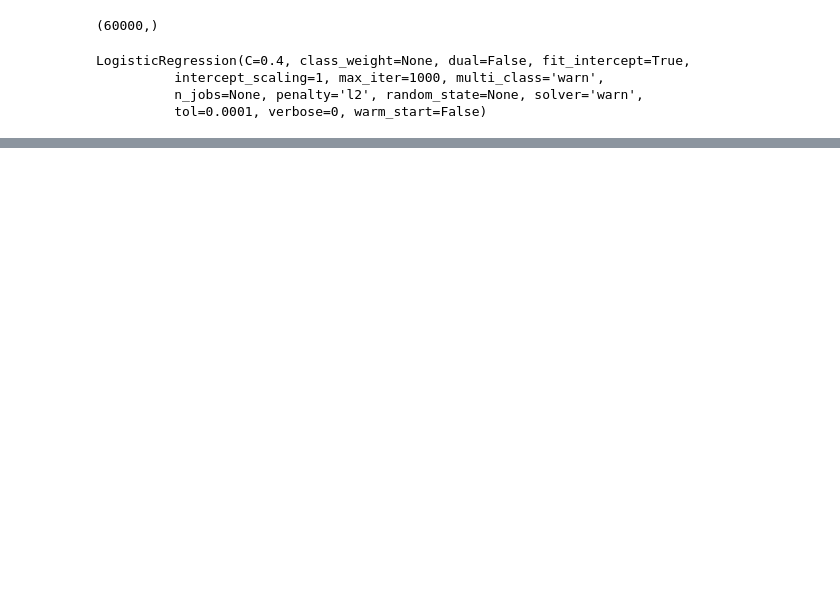
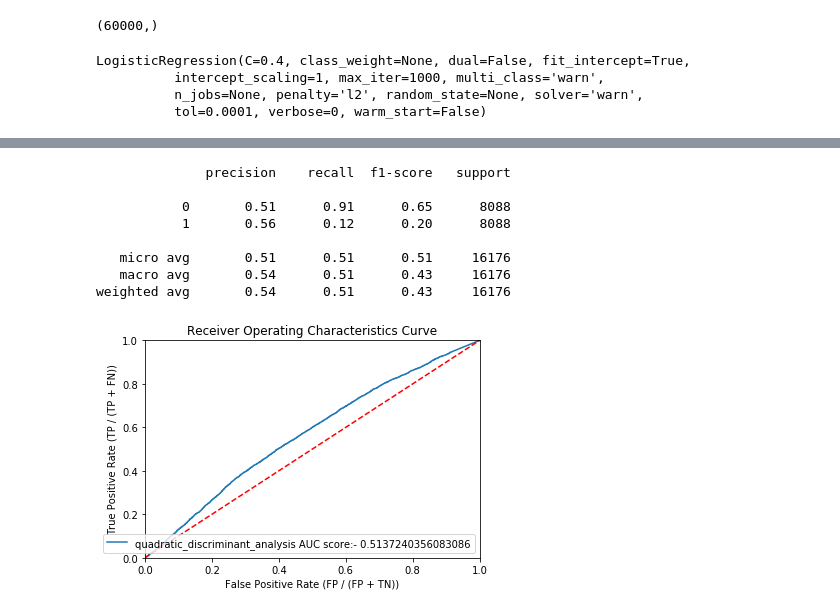
Before and after one commit to shashvat-kedia/Credit-Default-Risk-Prediction, a Jupyter notebook: CreditDefaultRiskPrediction.ipynb, the cells around one changed output, grey strips where cells are left out. Drawn from its saved outputs; the diff is of its cells as text; code cells hidden in the pictures; blank space fills up the shorter version.

```diff
--- a/CreditDefaultRiskPrediction.ipynb
+++ b/CreditDefaultRiskPrediction.ipynb
@@ -436,3 +472,15 @@ weighted avg       0.69      0.69      0.69     16176
+# %%
+generate_classifier_report(clf,pred,clf.predict_proba(X_test)[:,1],"quadratic_discriminant_analysis")
+# %% [output]
+              precision    recall  f1-score   support
+
+           0       0.51      0.91      0.65      8088
+           1       0.56      0.12      0.20      8088
+
+   micro avg       0.51      0.51      0.51     16176
+   macro avg       0.54      0.51      0.43     16176
+weighted avg       0.54      0.51      0.43     16176
+[figure, added]
 # %%
 #Have to use Bayesian Optimization to find better set of hyperparameters
 #performant value found 400
```
Also changed, not shown: parts of 37 cells of this notebook, 21 other files.
